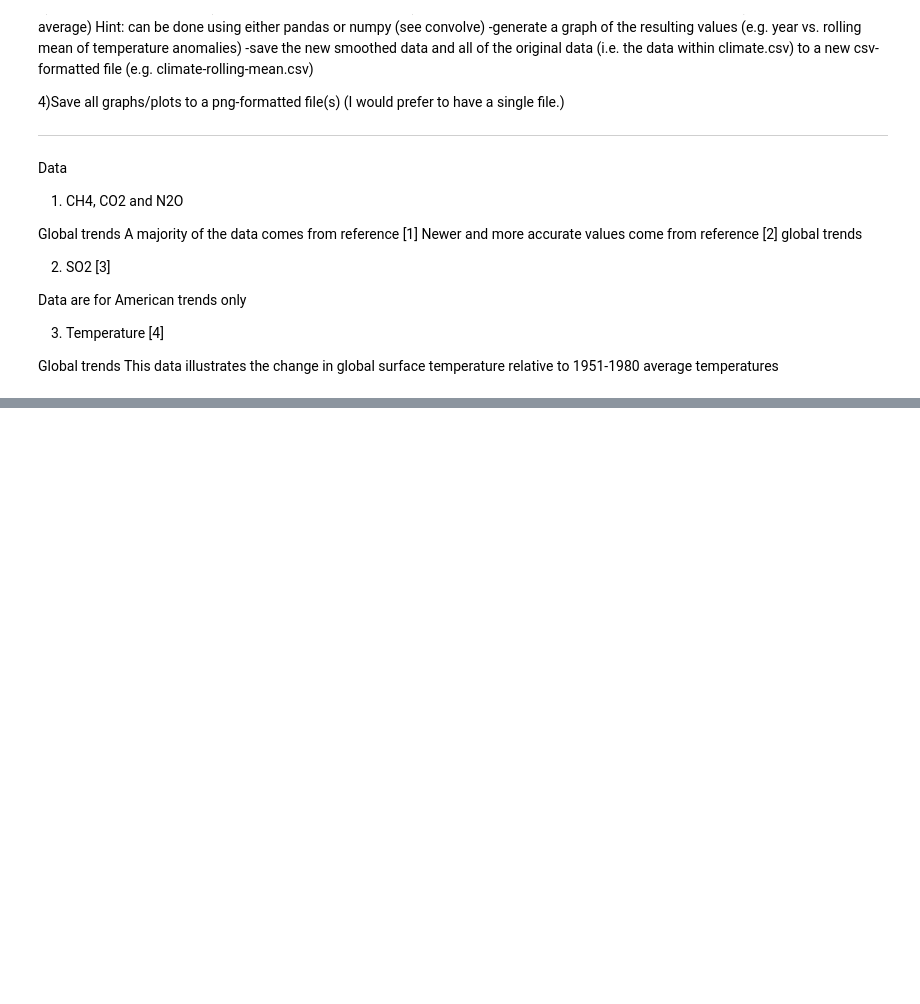
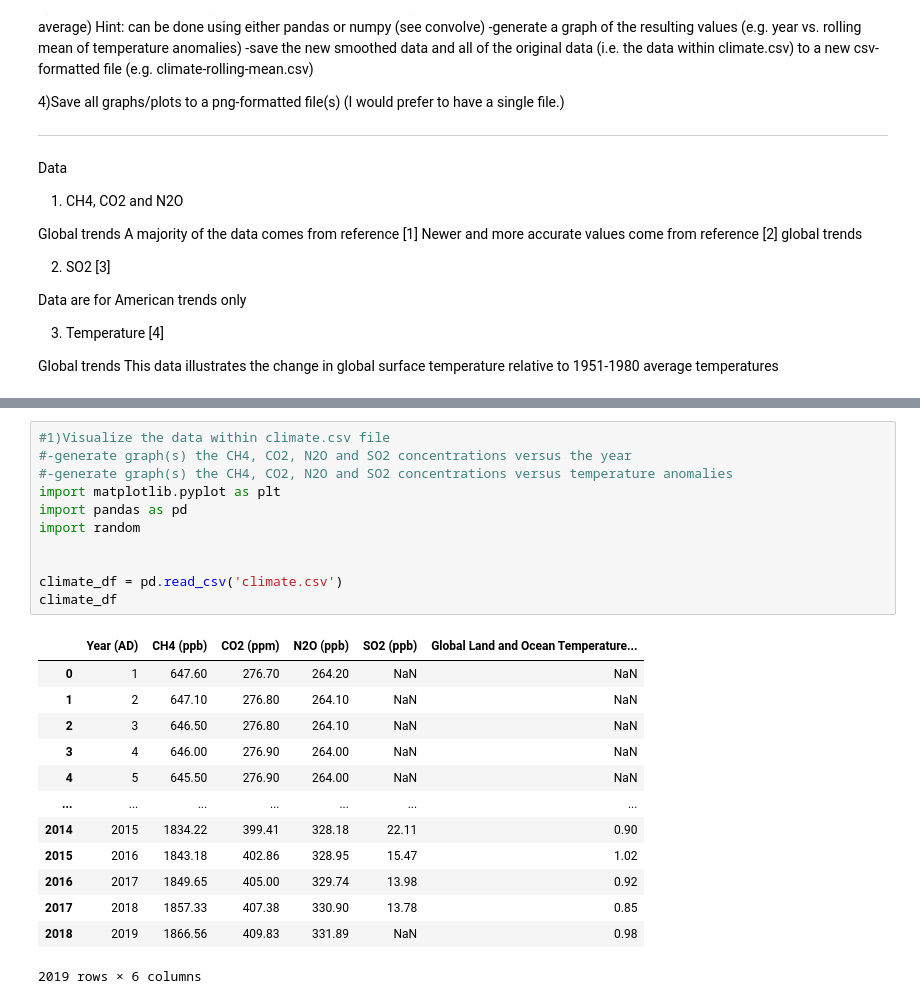
Before and after one commit to Ten0rio/Sci_Prog_Python, a Jupyter notebook: Homework_6_visualizing/homework_6.ipynb, the cells around one changed output, grey strips where cells are left out. Saved outputs shown, nothing was run; the diff lists cells and outputs as text; blank space fills up the shorter version.

```diff
--- a/Homework_6_visualizing/homework_6.ipynb
+++ b/Homework_6_visualizing/homework_6.ipynb
@@ -54,0 +60,25 @@ This data illustrates the change in global surface temperature relative to 1951-
+# %%
+#1)Visualize the data within climate.csv file
+#-generate graph(s) the CH4, CO2, N2O and SO2 concentrations versus the year
+#-generate graph(s) the CH4, CO2, N2O and SO2 concentrations versus temperature anomalies
+import matplotlib.pyplot as plt
+import pandas as pd
+import random
+
+
+climate_df = pd.read_csv('climate.csv')
+climate_df
+# %% [output]
+|  | Year (AD) | CH4 (ppb) | CO2 (ppm) | N2O (ppb) | SO2 (ppb) | Global Land and Ocean Temperature... |
+| 0 | 1 | 647.60 | 276.70 | 264.20 | NaN | NaN |
+| 1 | 2 | 647.10 | 276.80 | 264.10 | NaN | NaN |
+| 2 | 3 | 646.50 | 276.80 | 264.10 | NaN | NaN |
+| 3 | 4 | 646.00 | 276.90 | 264.00 | NaN | NaN |
+| 4 | 5 | 645.50 | 276.90 | 264.00 | NaN | NaN |
+| ... | ... | ... | ... | ... | ... | ... |
+| 2014 | 2015 | 1834.22 | 399.41 | 328.18 | 22.11 | 0.90 |
+| 2015 | 2016 | 1843.18 | 402.86 | 328.95 | 15.47 | 1.02 |
+| 2016 | 2017 | 1849.65 | 405.00 | 329.74 | 13.98 | 0.92 |
+| 2017 | 2018 | 1857.33 | 407.38 | 330.90 | 13.78 | 0.85 |
+| 2018 | 2019 | 1866.56 | 409.83 | 331.89 | NaN | 0.98 |
+2019 rows × 6 columns
```
Also changed, not shown: parts of 3 cells of this notebook.
